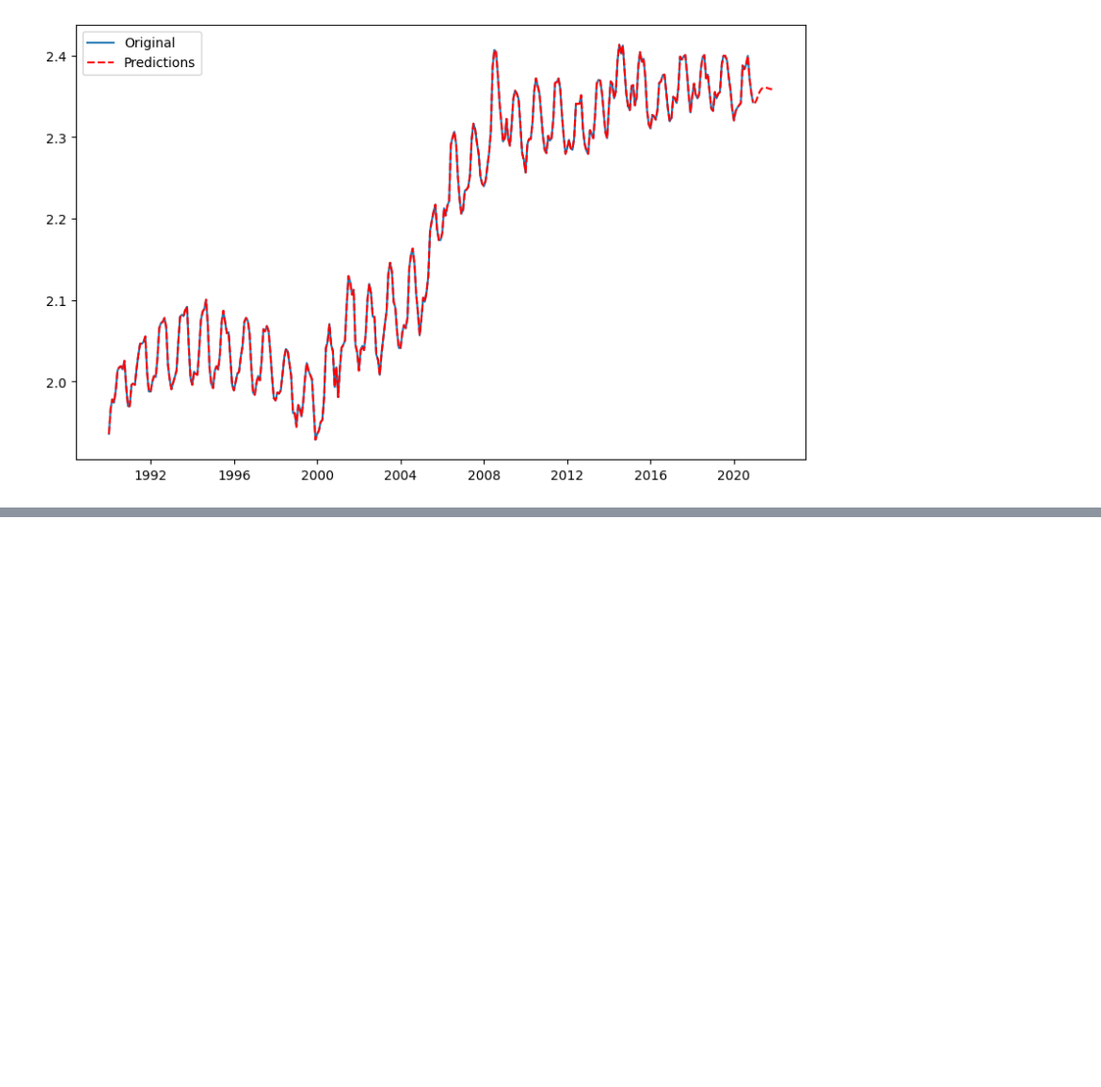
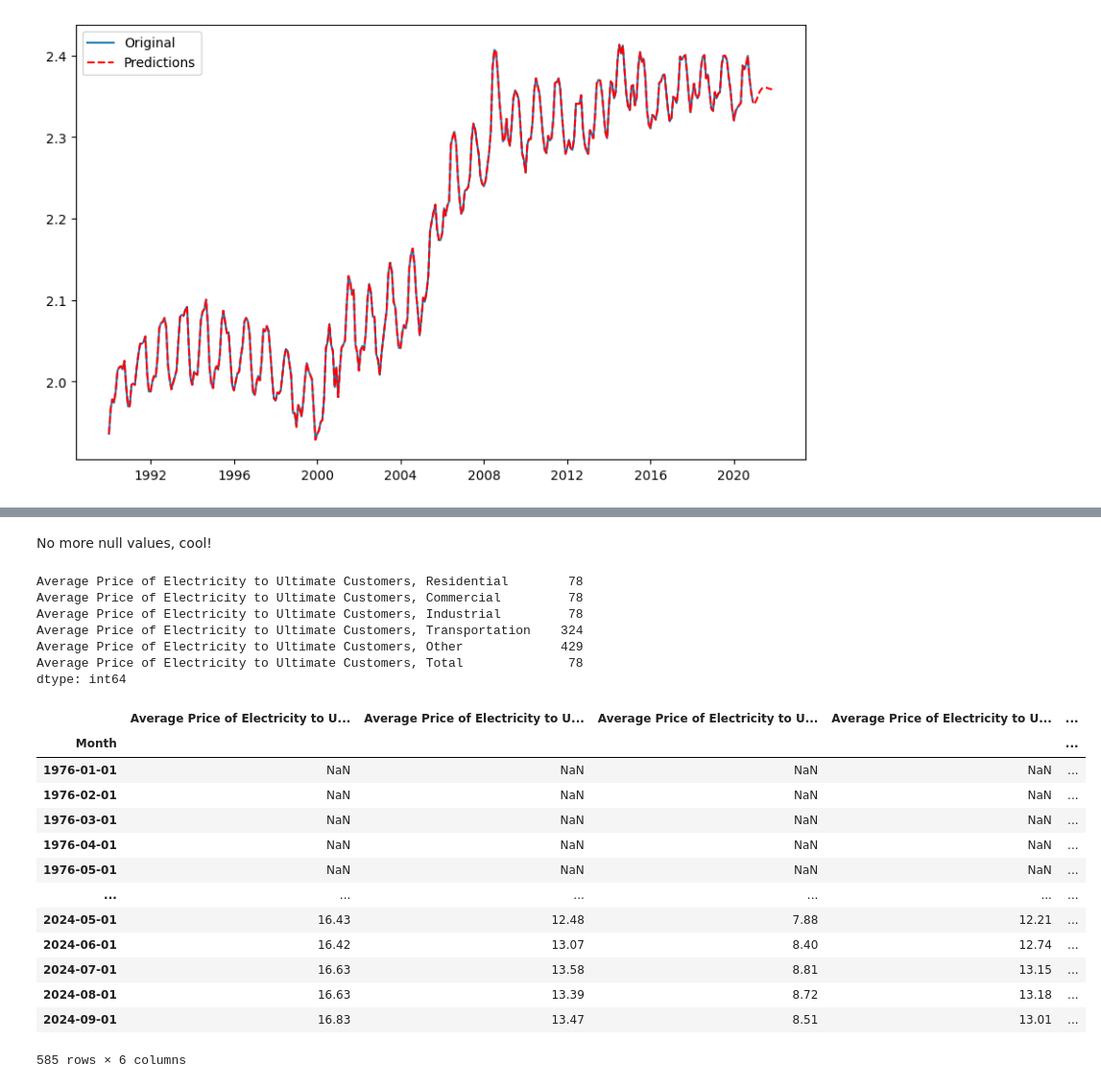
Before and after one commit to bktakacs/springboard_dsc_capstone3, a Jupyter notebook: first.ipynb, the cells around one changed output, grey strips where cells are left out. Shown at 96% size. Saved outputs shown, nothing was run; the diff lists cells and outputs as text; code cells hidden in the pictures; blank space fills up the shorter version.

```diff
--- a/first.ipynb
+++ b/first.ipynb
@@ -385,0 +451,31 @@ plt.show()
+# %% [markdown]
+No more null values, cool!
+# %%
+df98 = pd.read_csv('./dataex/9-8.csv', index_col=0)
+for col in df98.columns:
+    df98[col] = pd.to_numeric(df98[col], errors='coerce')
+
+print(df98.isnull().sum())
+df98
+# %% [output]
+Average Price of Electricity to Ultimate Customers, Residential        78
+Average Price of Electricity to Ultimate Customers, Commercial         78
+Average Price of Electricity to Ultimate Customers, Industrial         78
+Average Price of Electricity to Ultimate Customers, Transportation    324
+Average Price of Electricity to Ultimate Customers, Other             429
+Average Price of Electricity to Ultimate Customers, Total              78
+dtype: int64
+|  | Average Price of Electricity to U... | Average Price of Electricity to U... | Average Price of Electricity to U... | Average Price of Electricity to U... | ... |
+| Month |  |  |  |  | ... |
+| 1976-01-01 | NaN | NaN | NaN | NaN | ... |
+| 1976-02-01 | NaN | NaN | NaN | NaN | ... |
+| 1976-03-01 | NaN | NaN | NaN | NaN | ... |
+| 1976-04-01 | NaN | NaN | NaN | NaN | ... |
+| 1976-05-01 | NaN | NaN | NaN | NaN | ... |
+| ... | ... | ... | ... | ... | ... |
+| 2024-05-01 | 16.43 | 12.48 | 7.88 | 12.21 | ... |
+| 2024-06-01 | 16.42 | 13.07 | 8.40 | 12.74 | ... |
+| 2024-07-01 | 16.63 | 13.58 | 8.81 | 13.15 | ... |
+| 2024-08-01 | 16.63 | 13.39 | 8.72 | 13.18 | ... |
+| 2024-09-01 | 16.83 | 13.47 | 8.51 | 13.01 | ... |
+585 rows × 6 columns
```
Also changed, not shown: parts of 24 cells of this notebook.
